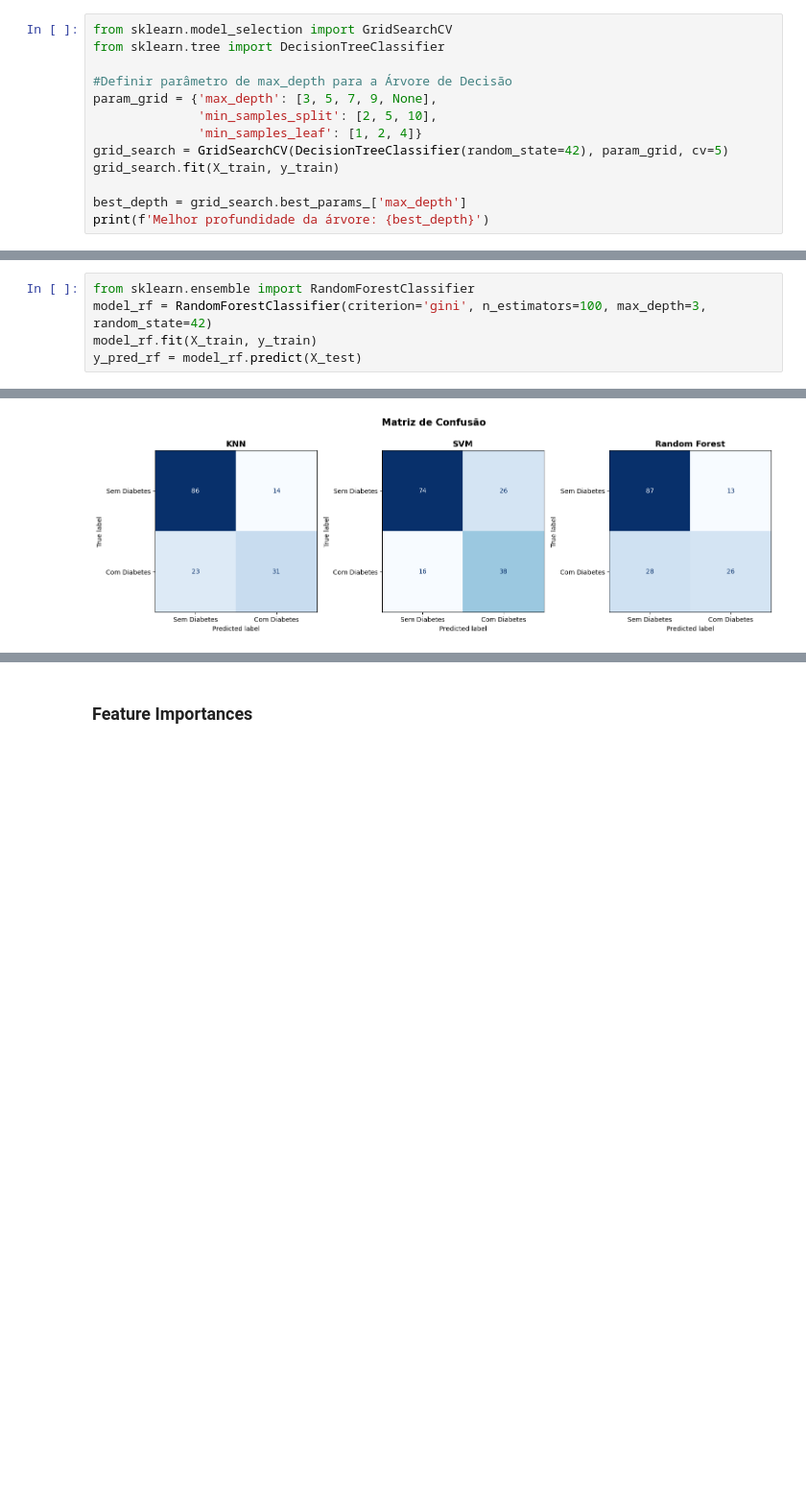
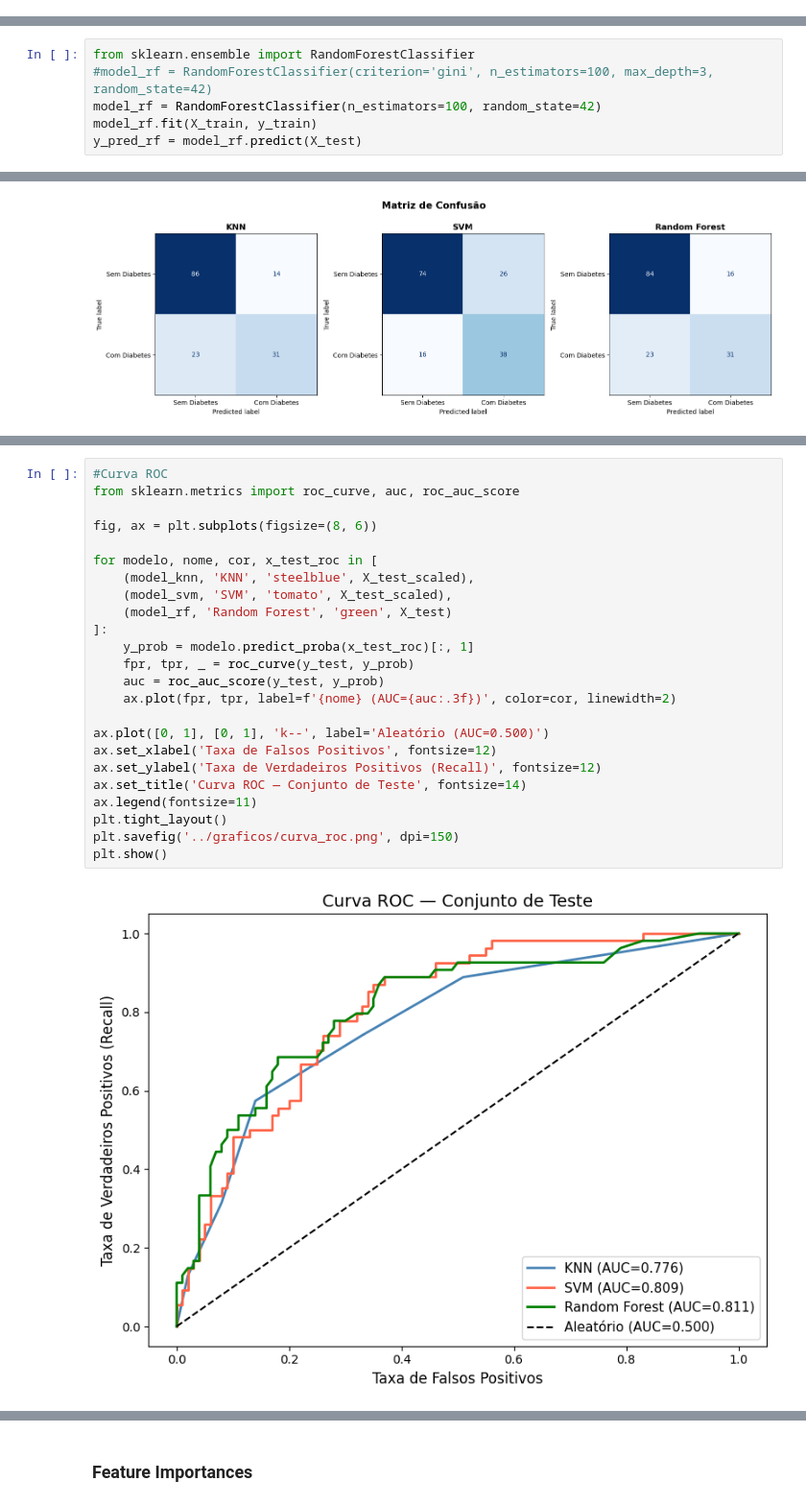
Before and after one commit to mparra137/FIAP_Fase1_TechChallenge, a Jupyter notebook: notebook/Diabetes_case_KnnImputer.ipynb, the cells around one changed output, grey strips where cells are left out. Shown at 96% size. Drawn from its saved outputs; the diff is of its cells as text; blank space fills up the shorter version.

Commit message:
Curva roc

```diff
--- a/notebook/Diabetes_case_KnnImputer.ipynb
+++ b/notebook/Diabetes_case_KnnImputer.ipynb
@@ -701,16 +701,3 @@ model_svm.fit(X_train_scaled, y_train)
 y_pred_svm = model_svm.predict(X_test_scaled)
 # %% [markdown]
 ### Random Forest
-# %%
-from sklearn.model_selection import GridSearchCV
-from sklearn.tree import DecisionTreeClassifier
-
-#Definir parâmetro de max_depth para a Árvore de Decisão
-param_grid = {'max_depth': [3, 5, 7, 9, None],
-              'min_samples_split': [2, 5, 10],
-              'min_samples_leaf': [1, 2, 4]}
-grid_search = GridSearchCV(DecisionTreeClassifier(random_state=42), param_grid, cv=5)
-grid_search.fit(X_train, y_train)
-
-best_depth = grid_search.best_params_['max_depth']
-print(f'Melhor profundidade da árvore: {best_depth}')
@@ -719,6 +704,7 @@ Melhor profundidade da árvore: 3
 # %%
 from sklearn.ensemble import RandomForestClassifier
-model_rf = RandomForestClassifier(criterion='gini', n_estimators=100, max_depth=3, random_state=42)
+#model_rf = RandomForestClassifier(criterion='gini', n_estimators=100, max_depth=3, random_state=42)
+model_rf = RandomForestClassifier(n_estimators=100, random_state=42)
 model_rf.fit(X_train, y_train)
 y_pred_rf = model_rf.predict(X_test)
 # %% [markdown]
@@ -782,3 +770,29 @@ plt.show()
+# %%
+#Curva ROC
+from sklearn.metrics import roc_curve, auc, roc_auc_score
+
+fig, ax = plt.subplots(figsize=(8, 6))
+
+for modelo, nome, cor, x_test_roc in [
+    (model_knn, 'KNN', 'steelblue', X_test_scaled),
+    (model_svm, 'SVM', 'tomato', X_test_scaled),
+    (model_rf, 'Random Forest', 'green', X_test)
+]:
+    y_prob = modelo.predict_proba(x_test_roc)[:, 1]
+    fpr, tpr, _ = roc_curve(y_test, y_prob)
+    auc = roc_auc_score(y_test, y_prob)
+    ax.plot(fpr, tpr, label=f'{nome} (AUC={auc:.3f})', color=cor, linewidth=2)
+
+ax.plot([0, 1], [0, 1], 'k--', label='Aleatório (AUC=0.500)')
+ax.set_xlabel('Taxa de Falsos Positivos', fontsize=12)
+ax.set_ylabel('Taxa de Verdadeiros Positivos (Recall)', fontsize=12)
+ax.set_title('Curva ROC — Conjunto de Teste', fontsize=14)
+ax.legend(fontsize=11)
+plt.tight_layout()
+plt.savefig('../graficos/curva_roc.png', dpi=150)
+plt.show()
+# %% [output]
+[figure, added]
 # %% [markdown]
 # Interpretabilidade dos modelos
 
```
Also changed, not shown: parts of 10 cells of this notebook, 4 other files.
